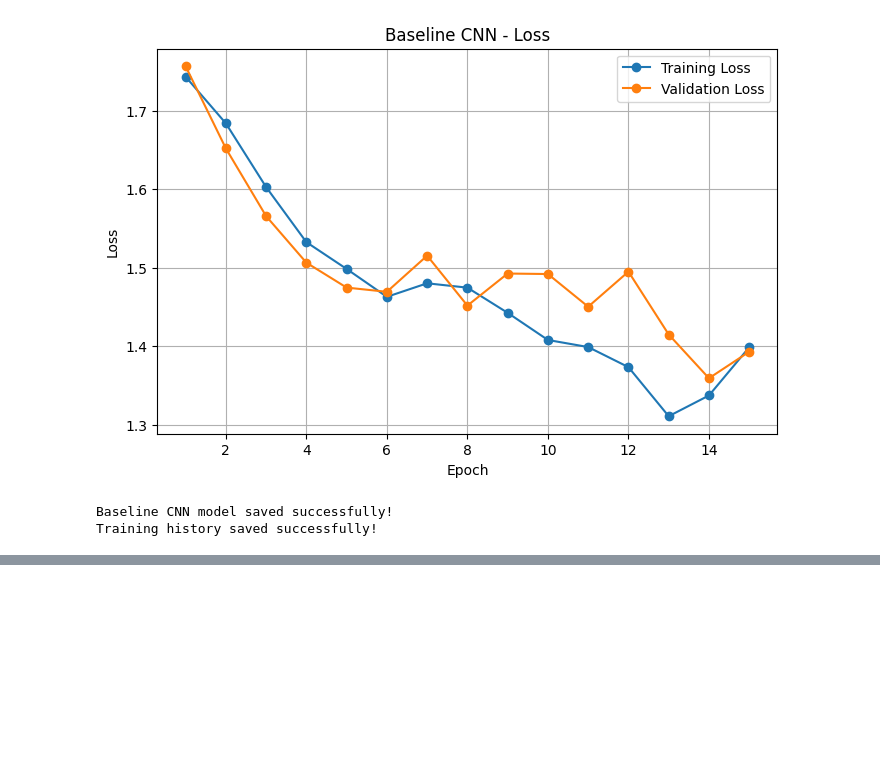
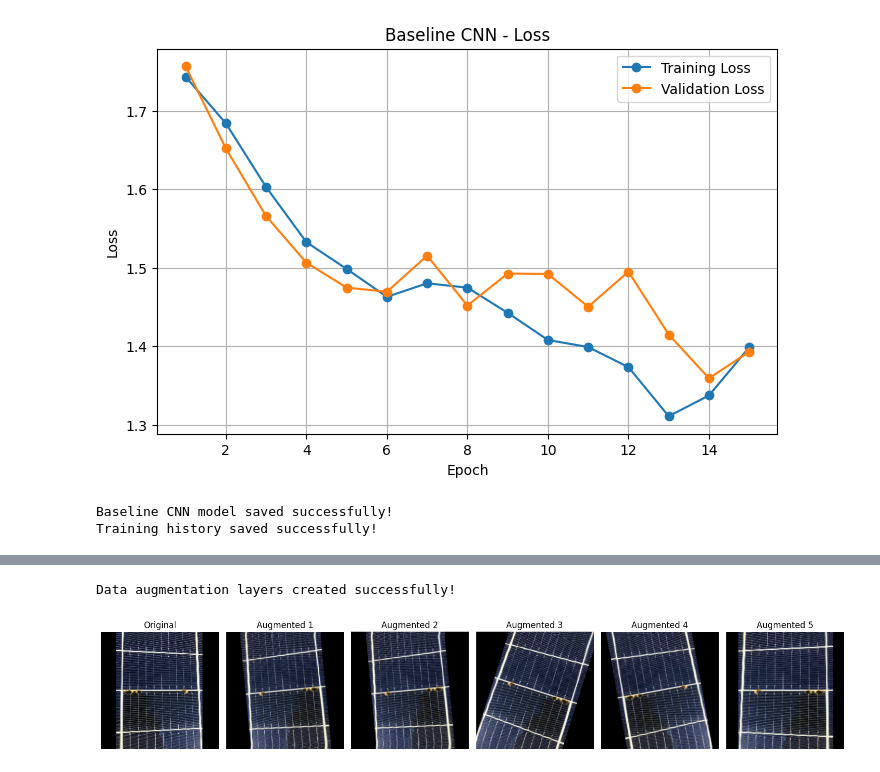
Before and after one commit to JeevasriNagarajan24696/Solar-Panel-Defect-Classification, a Jupyter notebook: Solar_Panel_Defect_Classification.ipynb, the cells around one changed output, grey strips where cells are left out. Drawn from its saved outputs; the diff is of its cells as text; code cells hidden in the pictures; blank space fills up the shorter version.

Commit message:
Completed Experiment 2 - Data Augmentation

```diff
--- a/Solar_Panel_Defect_Classification.ipynb
+++ b/Solar_Panel_Defect_Classification.ipynb
@@ -683,0 +702,48 @@ Training history saved successfully!
+# %%
+import tensorflow as tf
+from tensorflow.keras import layers
+
+# Step 9.2 - Create data augmentation layers
+data_augmentation = tf.keras.Sequential([
+    layers.RandomFlip("horizontal"),
+    layers.RandomRotation(0.05),
+    layers.RandomZoom(0.1)
+], name="data_augmentation")
+
+print("Data augmentation layers created successfully!")
+# %% [output]
+Data augmentation layers created successfully!
+# %%
+
+import matplotlib.pyplot as plt
+
+# Take one batch from our training dataset
+for images, labels in train_ds.take(1):
+    sample_image = images[0]
+    break
+
+# Display the original image and 5 augmented versions
+plt.figure(figsize=(15, 3))
+
+plt.subplot(1, 6, 1)
+plt.imshow(sample_image.numpy())
+plt.title("Original")
+plt.axis("off")
+
+for i in range(5):
+    augmented_image = data_augmentation(
+        tf.expand_dims(sample_image, axis=0),
+        training=True
+    )
+
+    plt.subplot(1, 6, i + 2)
+    plt.imshow(
+        tf.clip_by_value(augmented_image[0], 0, 1).numpy()
+    )
+    plt.title(f"Augmented {i+1}")
+    plt.axis("off")
+
+plt.tight_layout()
+plt.show()
+# %% [output]
+[figure, added]
```
Also changed, not shown: parts of 8 cells of this notebook.
